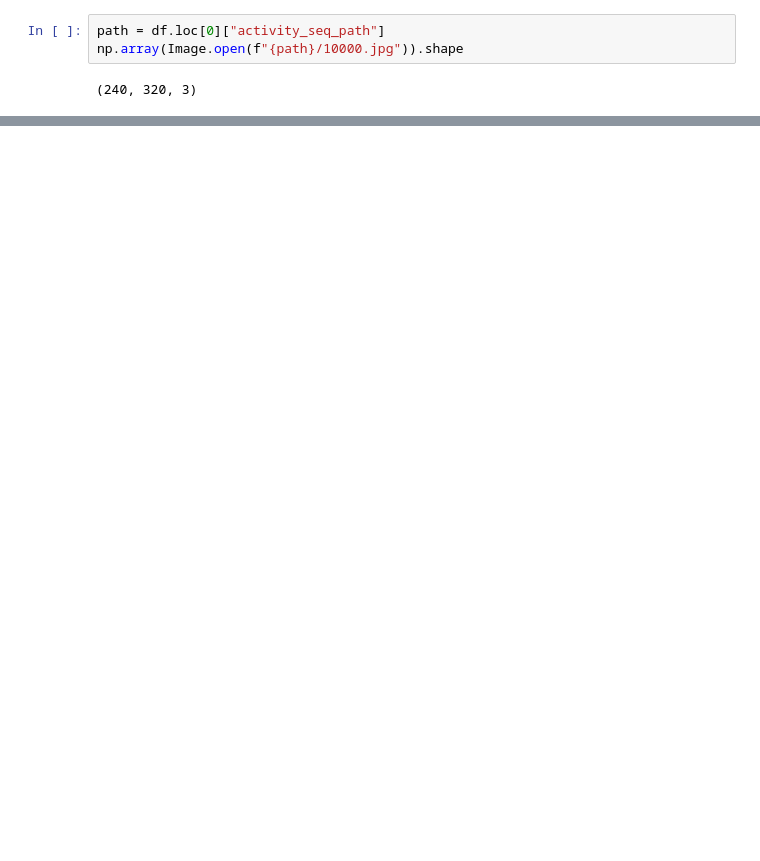
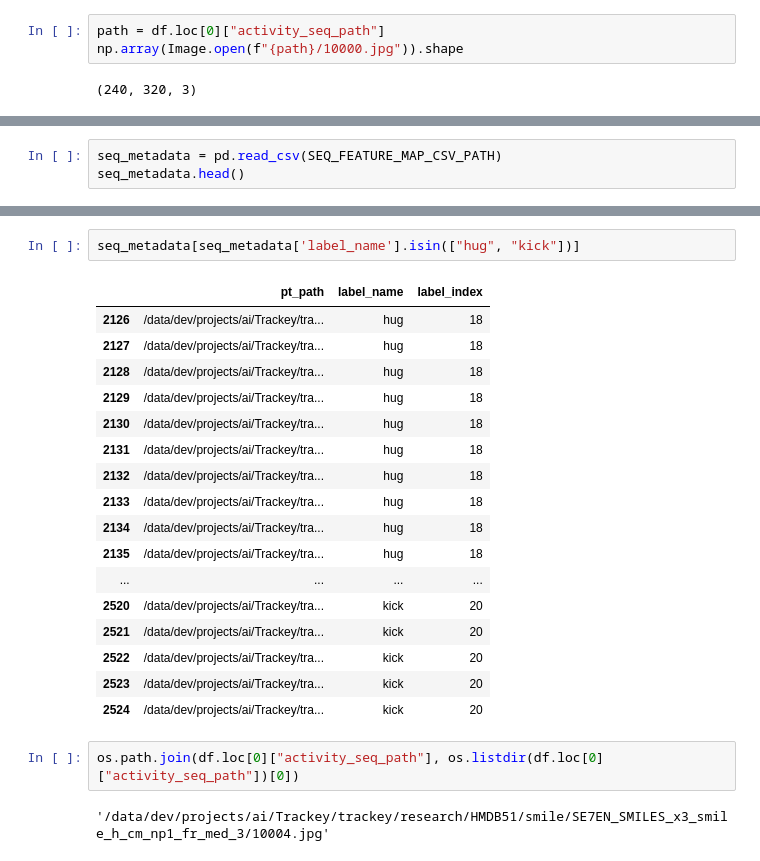
Before and after one commit to 3mad10/Trackey, a Jupyter notebook: trackey/research/HAR Training.ipynb, the cells around one changed output, grey strips where cells are left out. Saved outputs shown, nothing was run; the diff lists cells and outputs as text; blank space fills up the shorter version.

```diff
--- a/trackey/research/HAR Training.ipynb
+++ b/trackey/research/HAR Training.ipynb
@@ -101,0 +299,3 @@ seq.shape
+# %%
+seq_metadata = pd.read_csv(SEQ_FEATURE_MAP_CSV_PATH)
+seq_metadata.head()
@@ -101,0 +309,24 @@ seq.shape
+# %%
+seq_metadata[seq_metadata['label_name'].isin(["hug", "kick"])]
+# %% [output]
+|  | pt_path | label_name | label_index |
+| 2126 | /data/dev/projects/ai/Trackey/tra... | hug | 18 |
+| 2127 | /data/dev/projects/ai/Trackey/tra... | hug | 18 |
+| 2128 | /data/dev/projects/ai/Trackey/tra... | hug | 18 |
+| 2129 | /data/dev/projects/ai/Trackey/tra... | hug | 18 |
+| 2130 | /data/dev/projects/ai/Trackey/tra... | hug | 18 |
+| 2131 | /data/dev/projects/ai/Trackey/tra... | hug | 18 |
+| 2132 | /data/dev/projects/ai/Trackey/tra... | hug | 18 |
+| 2133 | /data/dev/projects/ai/Trackey/tra... | hug | 18 |
+| 2134 | /data/dev/projects/ai/Trackey/tra... | hug | 18 |
+| 2135 | /data/dev/projects/ai/Trackey/tra... | hug | 18 |
+| ... | ... | ... | ... |
+| 2520 | /data/dev/projects/ai/Trackey/tra... | kick | 20 |
+| 2521 | /data/dev/projects/ai/Trackey/tra... | kick | 20 |
+| 2522 | /data/dev/projects/ai/Trackey/tra... | kick | 20 |
+| 2523 | /data/dev/projects/ai/Trackey/tra... | kick | 20 |
+| 2524 | /data/dev/projects/ai/Trackey/tra... | kick | 20 |
+# %%
+os.path.join(df.loc[0]["activity_seq_path"], os.listdir(df.loc[0]["activity_seq_path"])[0])
+# %% [output]
+'/data/dev/projects/ai/Trackey/trackey/research/HMDB51/smile/SE7EN_SMILES_x3_smile_h_cm_np1_fr_med_3/10004.jpg'
```
Also changed, not shown: parts of 41 cells of this notebook, 15 other files.
